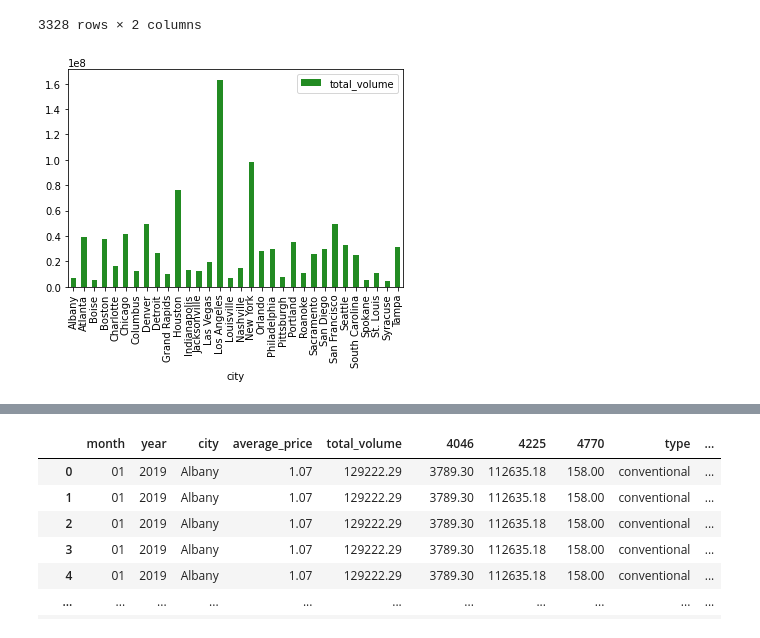
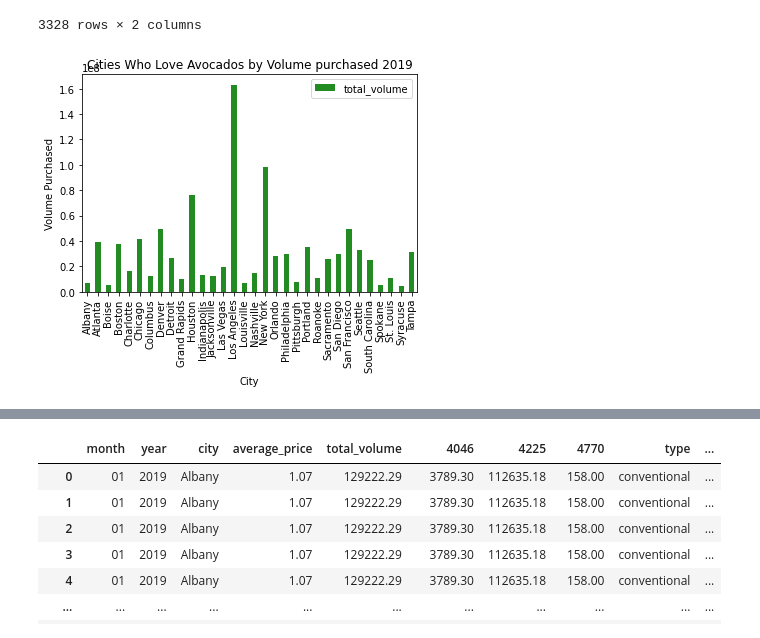
Before and after one commit to efennie/project_one, a Jupyter notebook: Question_1_update.ipynb, the cells around one changed output, grey strips where cells are left out. Cells and saved outputs as stored; diff of their text form; code cells hidden in the pictures.

```diff
--- a/Question_1_update.ipynb
+++ b/Question_1_update.ipynb
@@ -156,13 +154,14 @@ essential_2019
 3328 rows × 2 columns
 # %%
 essential_2019.groupby(['city']).sum().plot(kind='bar', color='forestgreen')
-#plt.xlabel("City")
-#plt.xticks(rotation=90)
-#plt.ylabel("Volume Purchased")
-#plt.title("Cities Who Love Avocado Toast by Volume purchased")
+plt.xlabel("City")
+plt.xticks(rotation=90)
+plt.ylabel("Volume Purchased")
+plt.title("Cities Who Love Avocados by Volume purchased 2019")
+#plt.savefig("2019_loves_only.png")
 plt.show()
 # %% [output]
-[figure, old version]
+[figure, new version]
 # %%
 #read initial csv into a dataframe
 csv_file2 = 'Main Avocado Tree (Resources)/worldcities.csv'
```
Also changed, not shown: parts of 6 cells of this notebook.
